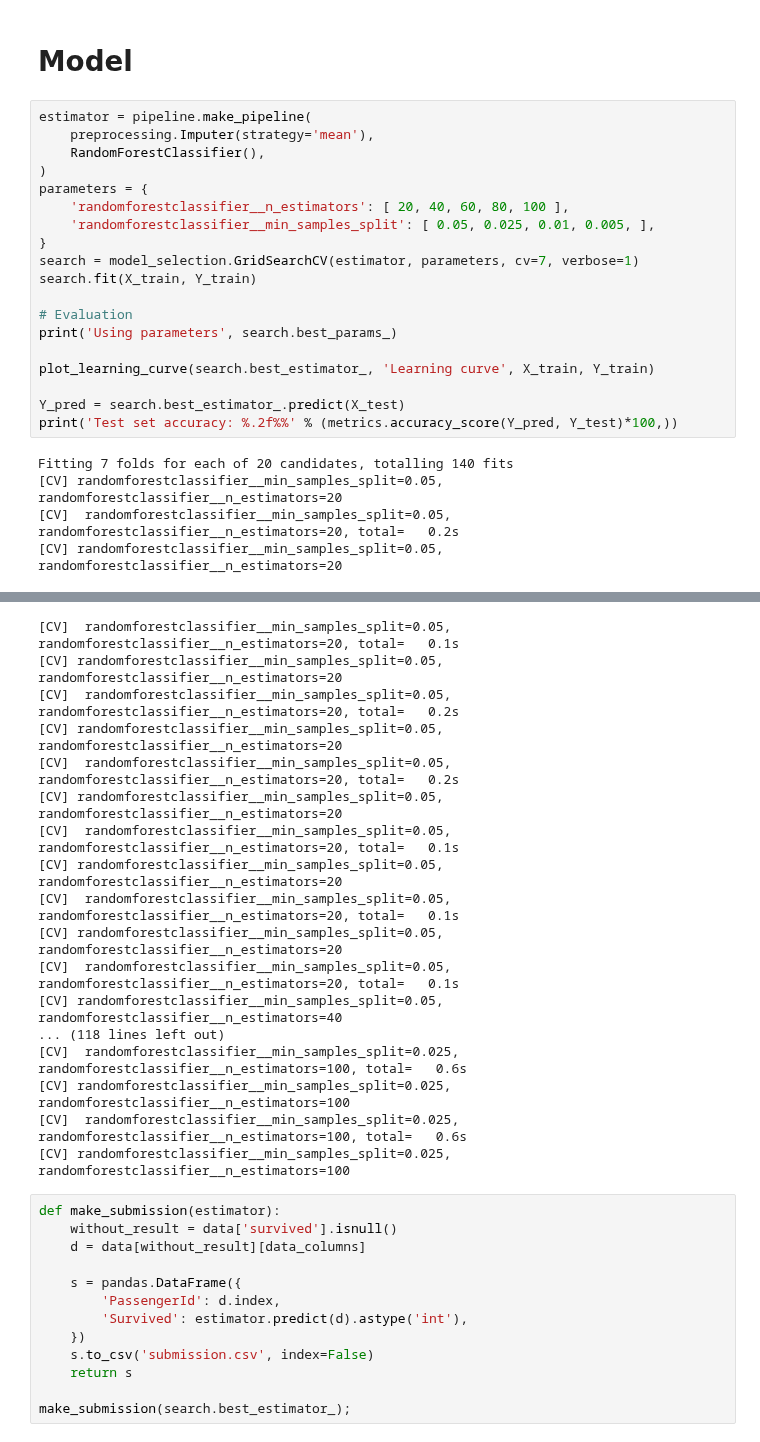
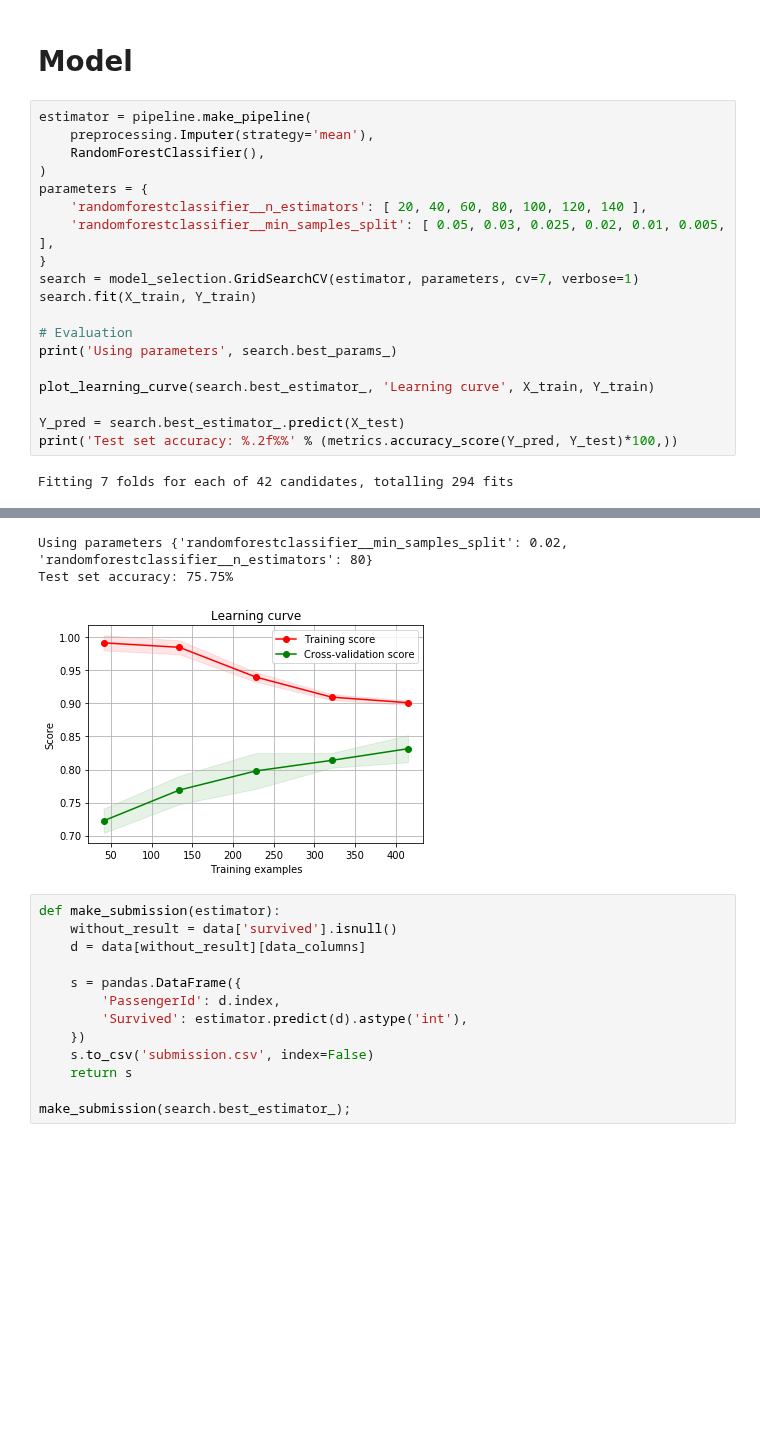
Before and after one commit to jonnor/datascience-master, a Jupyter notebook: dat200/assignment3/Titanic.ipynb, the cells around one changed output, grey strips where cells are left out. Saved outputs shown, nothing was run; the diff lists cells and outputs as text; blank space fills up the shorter version.

```diff
--- a/dat200/assignment3/Titanic.ipynb
+++ b/dat200/assignment3/Titanic.ipynb
@@ -123,8 +123,8 @@ estimator = pipeline.make_pipeline(
     RandomForestClassifier(),
 )
 parameters = {
-    'randomforestclassifier__n_estimators': [ 20, 40, 60, 80, 100 ],
-    'randomforestclassifier__min_samples_split': [ 0.05, 0.025, 0.01, 0.005, ],
+    'randomforestclassifier__n_estimators': [ 20, 40, 60, 80, 100, 120, 140 ],
+    'randomforestclassifier__min_samples_split': [ 0.05, 0.03, 0.025, 0.02, 0.01, 0.005, ],
 }
 search = model_selection.GridSearchCV(estimator, parameters, cv=7, verbose=1)
 search.fit(X_train, Y_train)
@@ -137,7 +137,4 @@ plot_learning_curve(search.best_estimator_, 'Learning curve', X_train, Y_train)
 Y_pred = search.best_estimator_.predict(X_test)
 print('Test set accuracy: %.2f%%' % (metrics.accuracy_score(Y_pred, Y_test)*100,))
 # %% [output]
-Fitting 7 folds for each of 20 candidates, totalling 140 fits
-[CV] randomforestclassifier__min_samples_split=0.05, randomforestclassifier__n_estimators=20
-[CV]  randomforestclassifier__min_samples_split=0.05, randomforestclassifier__n_estimators=20, total=   0.2s
-[CV] randomforestclassifier__min_samples_split=0.05, randomforestclassifier__n_estimators=20
+Fitting 7 folds for each of 42 candidates, totalling 294 fits
@@ -145,20 +142,6 @@ Fitting 7 folds for each of 20 candidates, totalling 140 fits
-[CV]  randomforestclassifier__min_samples_split=0.05, randomforestclassifier__n_estimators=20, total=   0.1s
-[CV] randomforestclassifier__min_samples_split=0.05, randomforestclassifier__n_estimators=20
-[CV]  randomforestclassifier__min_samples_split=0.05, randomforestclassifier__n_estimators=20, total=   0.2s
-[CV] randomforestclassifier__min_samples_split=0.05, randomforestclassifier__n_estimators=20
-[CV]  randomforestclassifier__min_samples_split=0.05, randomforestclassifier__n_estimators=20, total=   0.2s
-[CV] randomforestclassifier__min_samples_split=0.05, randomforestclassifier__n_estimators=20
-[CV]  randomforestclassifier__min_samples_split=0.05, randomforestclassifier__n_estimators=20, total=   0.1s
-[CV] randomforestclassifier__min_samples_split=0.05, randomforestclassifier__n_estimators=20
-[CV]  randomforestclassifier__min_samples_split=0.05, randomforestclassifier__n_estimators=20, total=   0.1s
-[CV] randomforestclassifier__min_samples_split=0.05, randomforestclassifier__n_estimators=20
-[CV]  randomforestclassifier__min_samples_split=0.05, randomforestclassifier__n_estimators=20, total=   0.1s
-[CV] randomforestclassifier__min_samples_split=0.05, randomforestclassifier__n_estimators=40
-... (118 lines left out)
-[CV]  randomforestclassifier__min_samples_split=0.025, randomforestclassifier__n_estimators=100, total=   0.6s
-[CV] randomforestclassifier__min_samples_split=0.025, randomforestclassifier__n_estimators=100
-[CV]  randomforestclassifier__min_samples_split=0.025, randomforestclassifier__n_estimators=100, total=   0.6s
-[CV] randomforestclassifier__min_samples_split=0.025, randomforestclassifier__n_estimators=100
+Using parameters {'randomforestclassifier__min_samples_split': 0.02, 'randomforestclassifier__n_estimators': 80}
+Test set accuracy: 75.75%
+[figure, added]
 # %%
 def make_submission(estimator):
     without_result = data['survived'].isnull()
```
Also changed, not shown: parts of 2 cells of this notebook, 3 other files.
